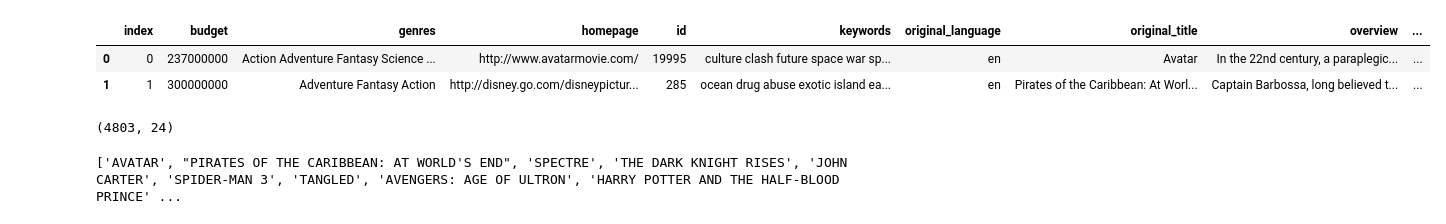
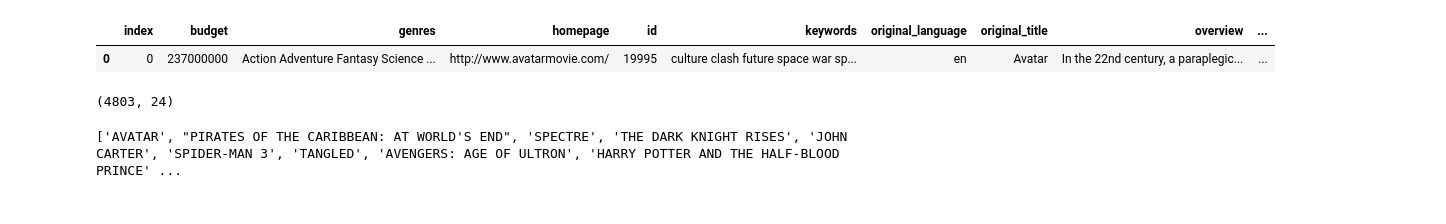
Before and after one commit to pritam123-jain/Final-year, a Jupyter notebook: recommendation.ipynb, the cells around one changed output. Drawn from its saved outputs; the diff is of its cells as text; code cells hidden in the pictures.

```diff
--- a/recommendation.ipynb
+++ b/recommendation.ipynb
@@ -14,10 +13,9 @@ Saving movie_data.csv to movie_data.csv
 # %%
-#url = 'https://raw.githubusercontent.com/pritam123-jain/Final-year/master/movie_dataset.csv'
-df = pd.read_csv('movie_data.csv')
+url = 'https://raw.githubusercontent.com/pritam123-jain/Final-year/master/movie_dataset.csv' #fetching dataset from github
+df = pd.read_csv(url) #Reading the file
 # %%
-df.head(2)
+df.head(1) #displaying Head
 # %% [output]
 |  | index | budget | genres | homepage | id | keywords | original_language | original_title | overview | ... |
 | 0 | 0 | 237000000 | Action Adventure Fantasy Science ... | http://www.avatarmovie.com/ | 19995 | culture clash future space war sp... | en | Avatar | In the 22nd century, a paraplegic... | ... |
-| 1 | 1 | 300000000 | Adventure Fantasy Action | http://disney.go.com/disneypictur... | 285 | ocean drug abuse exotic island ea... | en | Pirates of the Caribbean: At Worl... | Captain Barbossa, long believed t... | ... |
 # %%
```
Also changed, not shown: parts of 25 cells of this notebook.
